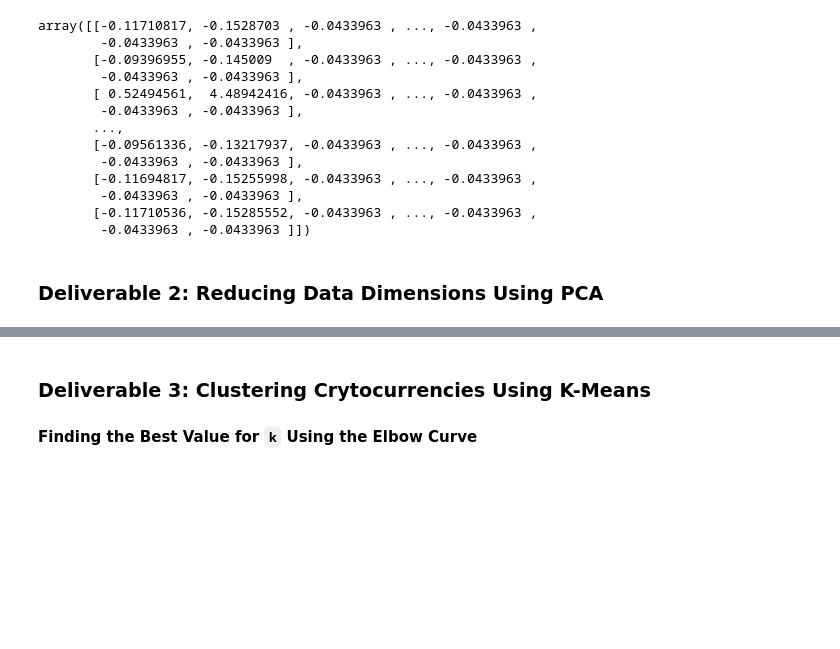
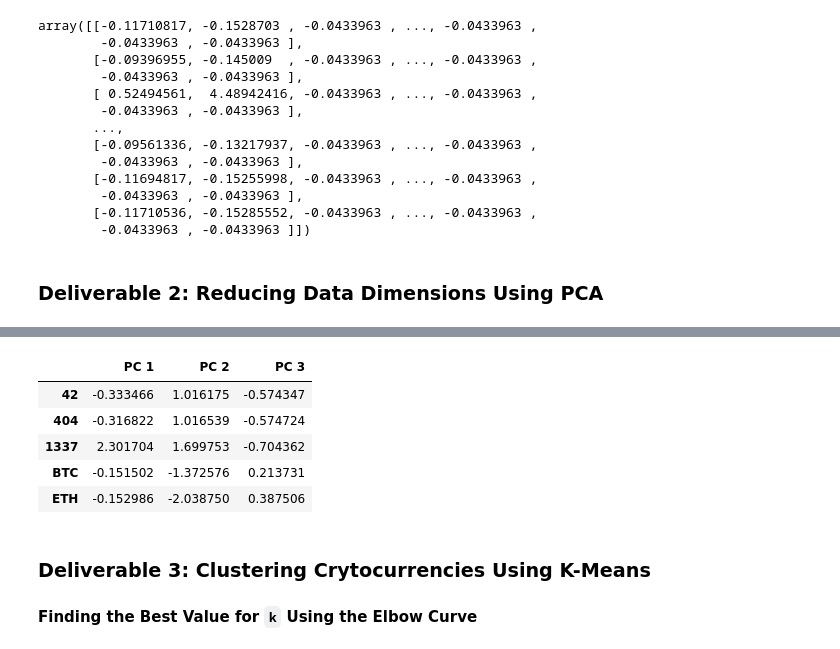
Before and after one commit to freddie784/Cryptocurrencies, a Jupyter notebook: crypto_clustering.ipynb, the cells around one changed output, grey strips where cells are left out. Cells and saved outputs as stored; diff of their text form; code cells hidden in the pictures; blank space fills up the shorter version.

```diff
--- a/crypto_clustering.ipynb
+++ b/crypto_clustering.ipynb
@@ -163,6 +173,14 @@ array([[-0.11710817, -0.1528703 , -0.0433963 , ..., -0.0433963 ,
 # %%
 # Create a DataFrame with the three principal components.
-# YOUR CODE HERE
+pcs_df = pd.DataFrame(reduced, columns=("PC 1", "PC 2", "PC 3"), index=df.index)
+pcs_df.head()
+# %% [output]
+|  | PC 1 | PC 2 | PC 3 |
+| 42 | -0.333466 | 1.016175 | -0.574347 |
+| 404 | -0.316822 | 1.016539 | -0.574724 |
+| 1337 | 2.301704 | 1.699753 | -0.704362 |
+| BTC | -0.151502 | -1.372576 | 0.213731 |
+| ETH | -0.152986 | -2.038750 | 0.387506 |
 # %% [markdown]
 ### Deliverable 3: Clustering Crytocurrencies Using K-Means
 
```
Also changed, not shown: parts of 11 cells of this notebook.
